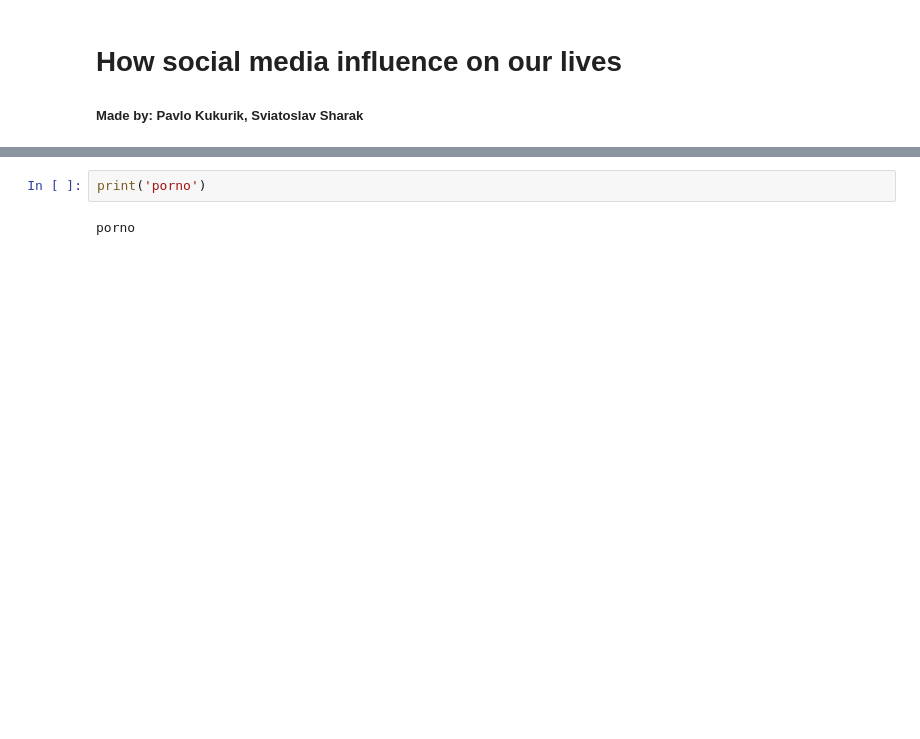
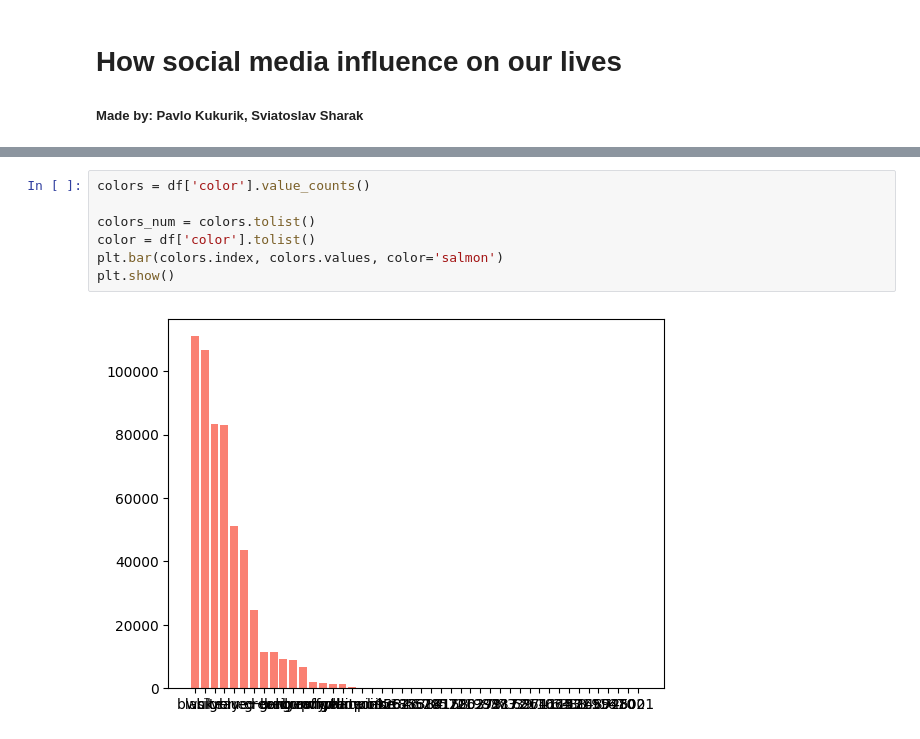
Before and after one commit to PavloKukurik/Car_prices_research, a Jupyter notebook: proj_test.ipynb, the cells around one changed output, grey strips where cells are left out. Cells and saved outputs as stored; diff of their text form; blank space fills up the shorter version.

```diff
--- a/proj_test.ipynb
+++ b/proj_test.ipynb
@@ -37,4 +40,9 @@ df.describe()
 # %%
-print('porno')
+colors = df['color'].value_counts()
+
+colors_num = colors.tolist()
+color = df['color'].tolist()
+plt.bar(colors.index, colors.values, color='salmon')
+plt.show()
 # %% [output]
-porno
+[figure, added]
```
Also changed, not shown: parts of 3 cells of this notebook.
